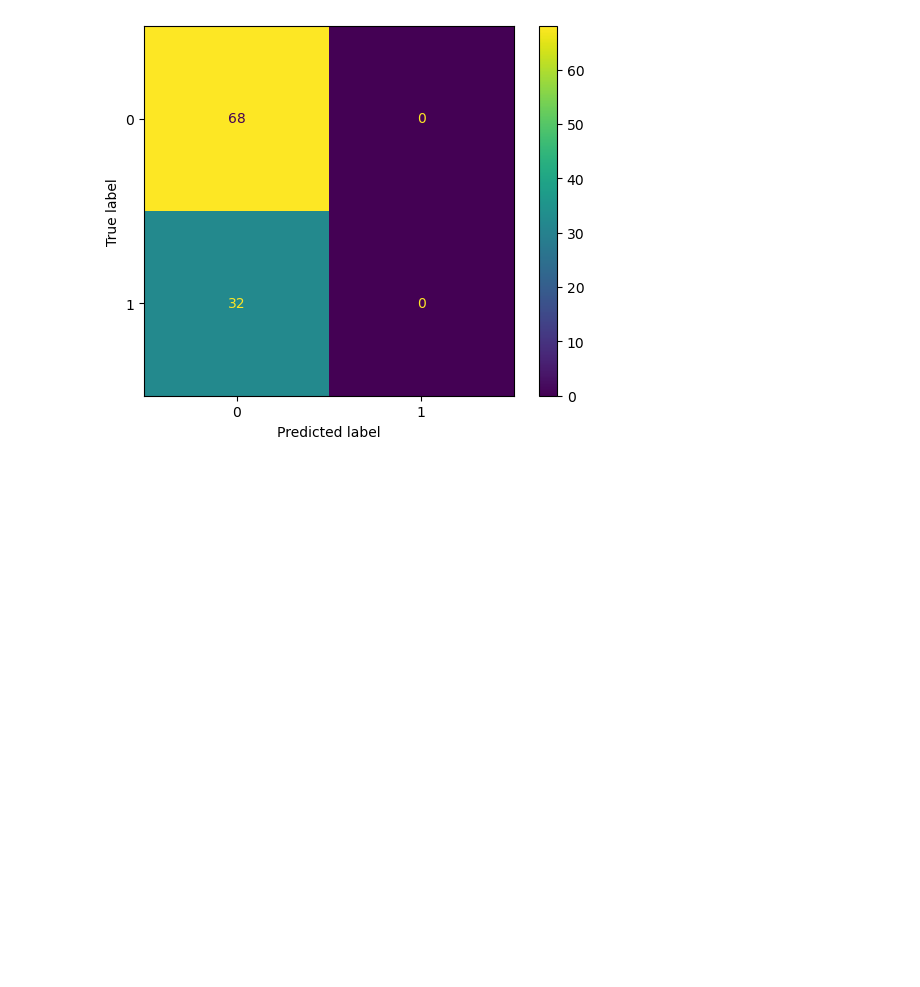
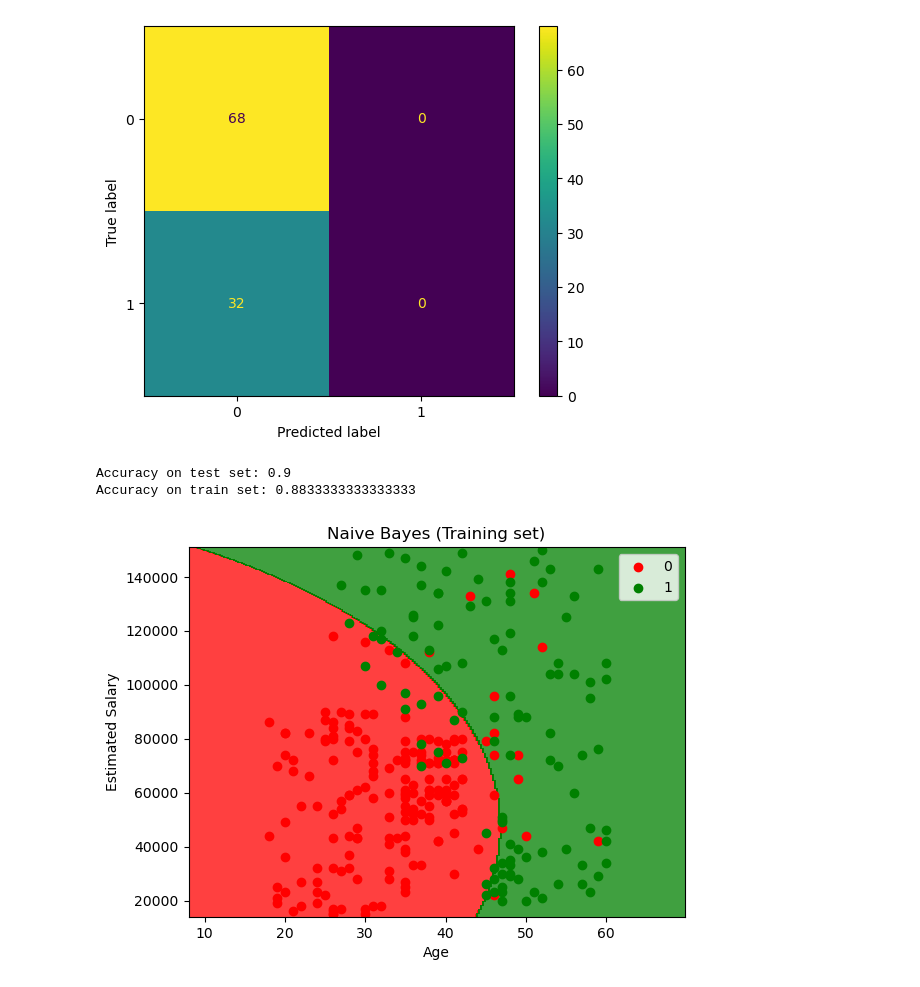
Before and after one commit to thavananh/MachineLearning, a Jupyter notebook: pythonProject1/Experiments/classfication/NavieBayes.ipynb, the cells around one changed output. Cells and saved outputs as stored; diff of their text form; code cells hidden in the pictures; blank space fills up the shorter version.

```diff
--- a/pythonProject1/Experiments/classfication/NavieBayes.ipynb
+++ b/pythonProject1/Experiments/classfication/NavieBayes.ipynb
@@ -132,3 +138,60 @@ disp.plot()
 plt.gca().grid(False)
 # %% [output]
 [figure]
+# %%
+from sklearn.model_selection import train_test_split
+X_train, X_test, y_train, y_test = train_test_split(X, y, test_size=0.25, random_state=0)
+# %%
+from sklearn.preprocessing import StandardScaler
+sc = StandardScaler()
+X_train = sc.fit_transform(X_train)
+X_test = sc.transform(X_test)
+# %%
+from sklearn.naive_bayes import GaussianNB
+classifier = GaussianNB()
+classifier.fit(X_train, y_train)
+y_pred_test = classifier.predict(X_test)
+y_pred_train = classifier.predict(X_train)
+print(f'Accuracy on test set: {classifier.score(X_test, y_test)}')
+print(f'Accuracy on train set: {classifier.score(X_train, y_train)}')
+# %% [output]
+Accuracy on test set: 0.9
+Accuracy on train set: 0.8833333333333333
+# %%
+from joblib import Parallel, delayed
+from matplotlib.colors import ListedColormap
+# Tạo lưới dữ liệu để vẽ đồ thị
+X_set, y_set = sc.inverse_transform(X_train), y_train
+step_size = 0.25 # Điều chỉnh bước nhảy để cân bằng tốc độ và độ mịn
+margin = 5 # Điều chỉnh lề để giới hạn phạm vi của lưới
+X1, X2 = np.meshgrid(np.arange(start = X_set[:, 0].min() - 10, stop = X_set[:, 0].max() + 10, step = step_size),
+                     np.arange(start = X_set[:, 1].min() - 1000, stop = X_set[:, 1].max() + 1000, step = step_size))
+
+# Hàm dự đoán cho một phần của lưới
+def predict_chunk(chunk):
+  return classifier.predict(sc.transform(chunk))
+
+# Chia lưới dữ liệu thành các phần nhỏ
+n_jobs = 29  # Sử dụng tất cả các lõi CPU
+chunks = np.array_split(np.array([X1.ravel(), X2.ravel()]).T, n_jobs)
+
+# Thực hiện dự đoán song song trên các phần
+results = Parallel(n_jobs=n_jobs)(delayed(predict_chunk)(chunk) for chunk in chunks)
+
+# Kết hợp kết quả
+predictions = np.concatenate(results)
+
+# Vẽ đồ thị
+plt.contourf(X1, X2, predictions.reshape(X1.shape),
+             alpha = 0.75, cmap = ListedColormap(('red', 'green')))
+plt.xlim(X1.min(), X1.max())
+plt.ylim(X2.min(), X2.max())
+for i, j in enumerate(np.unique(y_set)):
+    plt.scatter(X_set[y_set == j, 0], X_set[y_set == j, 1], c = ListedColormap(('red', 'green'))(i), label = j)
+plt.title('Naive Bayes (Training set)')
+plt.xlabel('Age')
+plt.ylabel('Estimated Salary')
+plt.legend()
+plt.show()
+# %% [output]
+[figure, added]
```
Also changed, not shown: parts of 3 cells of this notebook, 3 other files.
